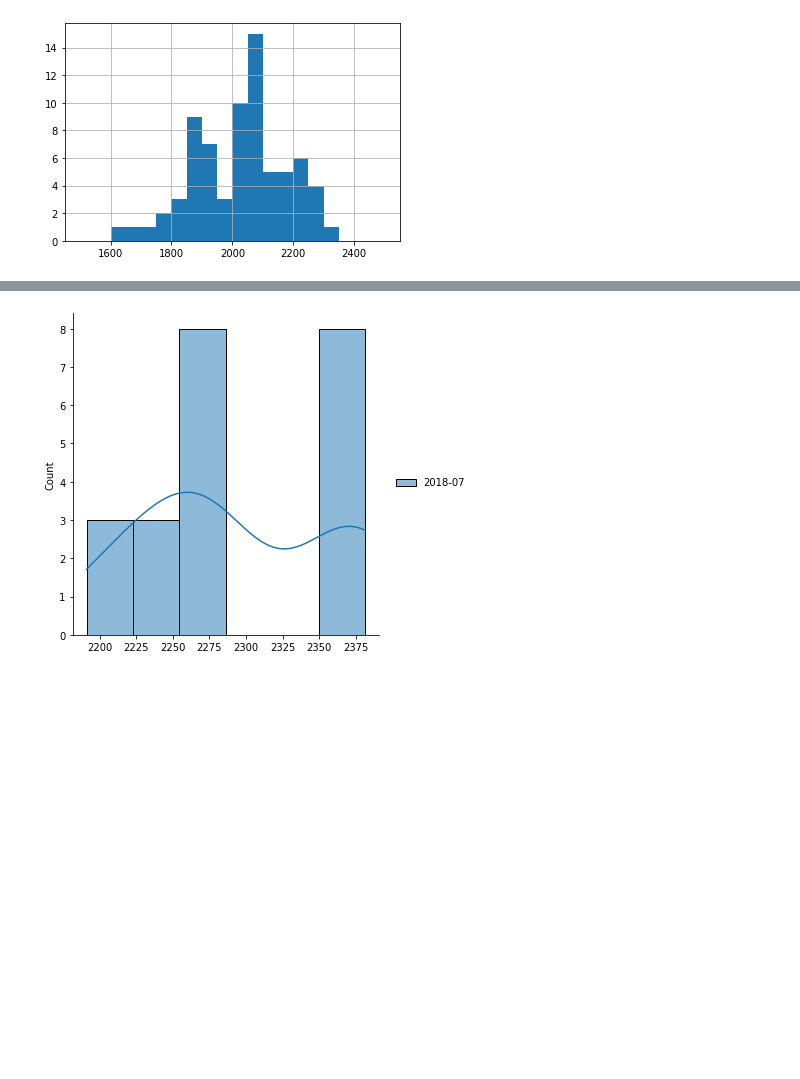
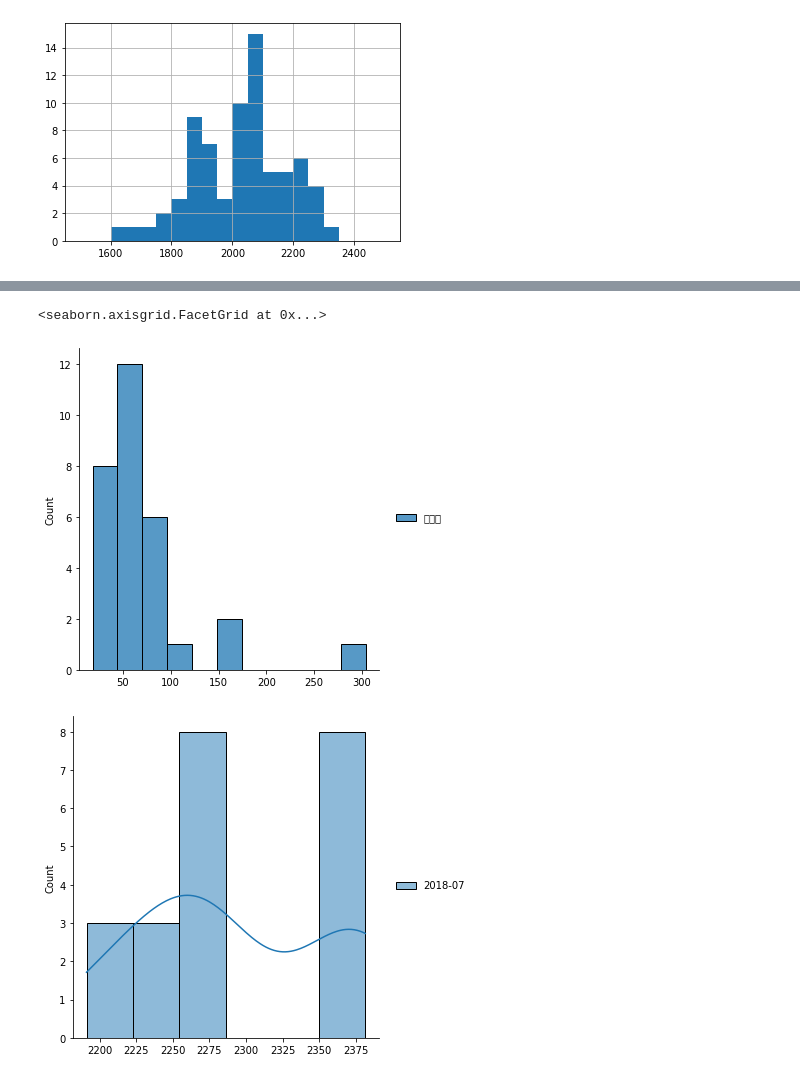
Before and after one commit to FintechClown/BRF_PriceCalculation, a Jupyter notebook: 共整合_VAR.ipynb, the cells around one changed output, grey strips where cells are left out. Drawn from its saved outputs; the diff is of its cells as text; code cells hidden in the pictures; blank space fills up the shorter version.

```diff
--- a/共整合_VAR.ipynb
+++ b/共整合_VAR.ipynb
@@ -161,0 +141,5 @@ df[mon_list[0]]
+# %%
+a =[]
+for i in range(len(mon_list)):
+  print (mon_list[i],":",df[mon_list[i]].std())
+  a.append(df[mon_list[i]].std())
@@ -162,3 +164,9 @@ df[mon_list[0]]
+# %%
+A = pd.DataFrame(a)
+sns.displot(A)
+# %% [output]
+<seaborn.axisgrid.FacetGrid at 0x...>
+[figure, added]
 # %%
 def build_mon(data,mon_list):
   for i in range(len(mon_list)):
```
Also changed, not shown: parts of 13 cells of this notebook.
